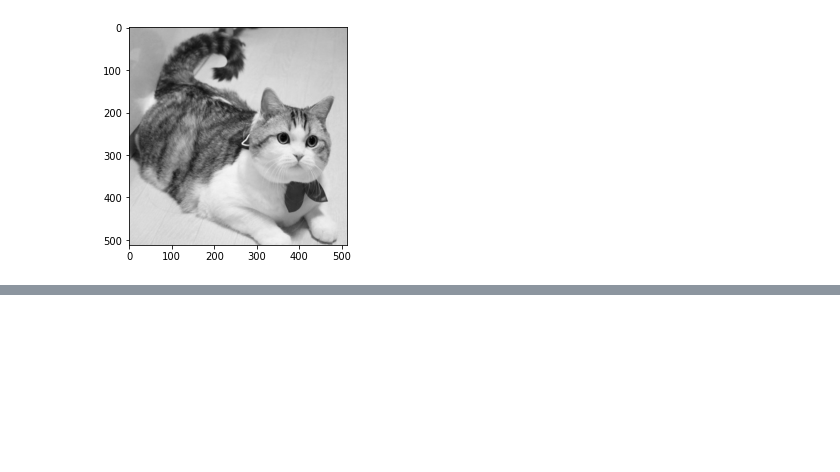
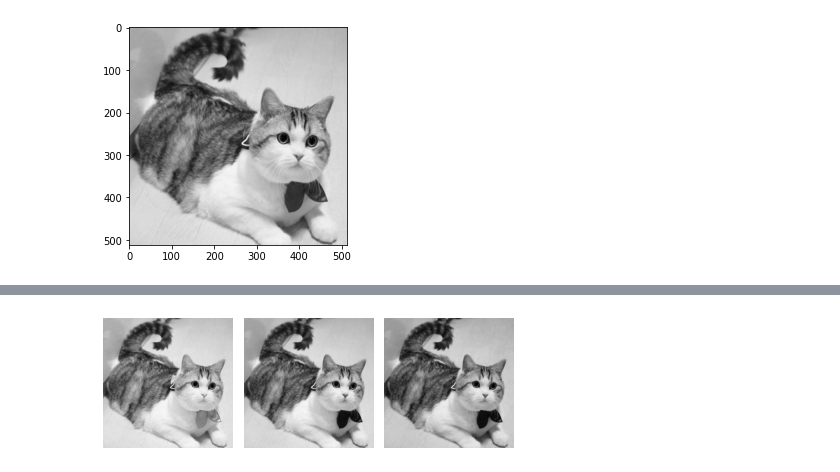
Before and after one commit to zaedulislam/CU_COMP_478_6771-Image_Processing_Lab, a Jupyter notebook: Tutorial 1 - COMP 478.ipynb, the cells around one changed output, grey strips where cells are left out. Drawn from its saved outputs; the diff is of its cells as text; code cells hidden in the pictures; blank space fills up the shorter version.

```diff
--- a/Tutorial 1 - COMP 478.ipynb
+++ b/Tutorial 1 - COMP 478.ipynb
@@ -77,0 +111,9 @@ Image size: (512, 512)
+# %%
+plt.figure('RGB image channels')
+plt.subplot(131), plt.imshow(R, cmap ='gray'), plt.axis('off')
+plt.subplot(132), plt.imshow(G, cmap ='gray'), plt.axis('off')
+plt.subplot(133), plt.imshow(B, cmap ='gray'), plt.axis('off')
+plt.tight_layout()
+plt.show()
+# %% [output]
+[figure, added]
```
Also changed, not shown: parts of 6 cells of this notebook.
